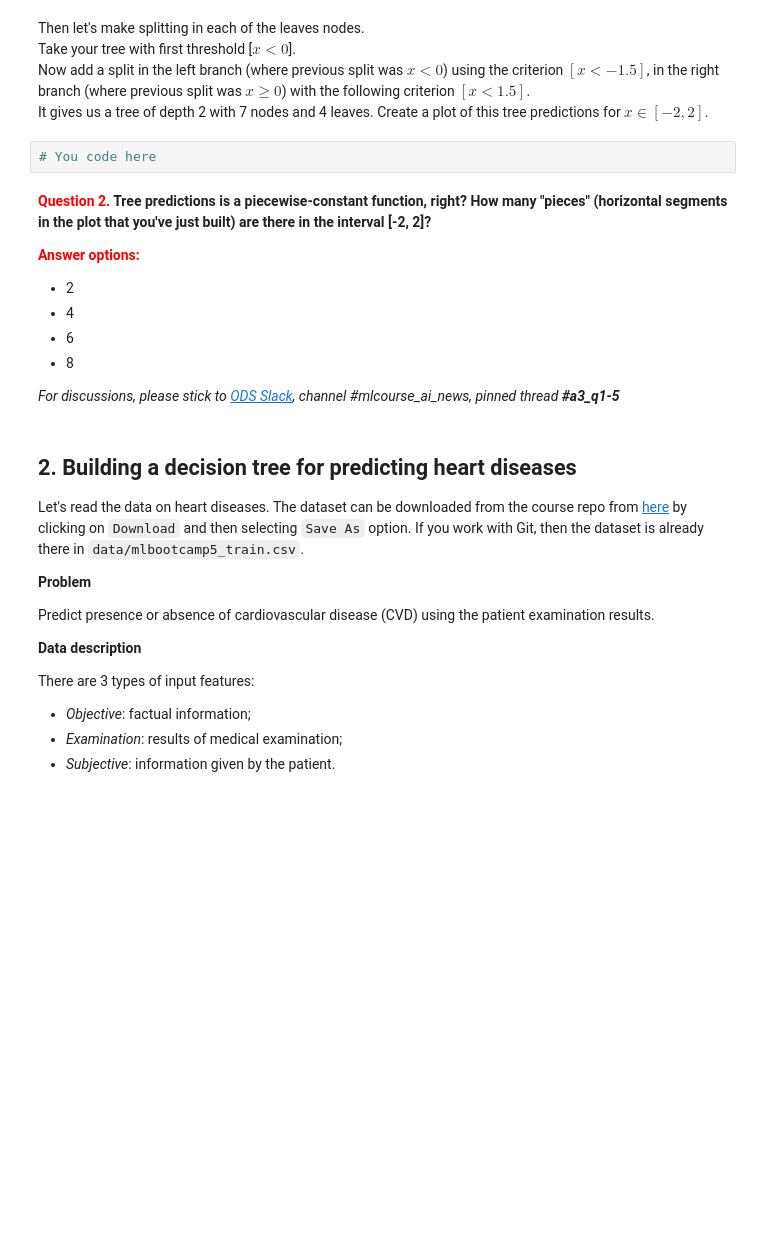
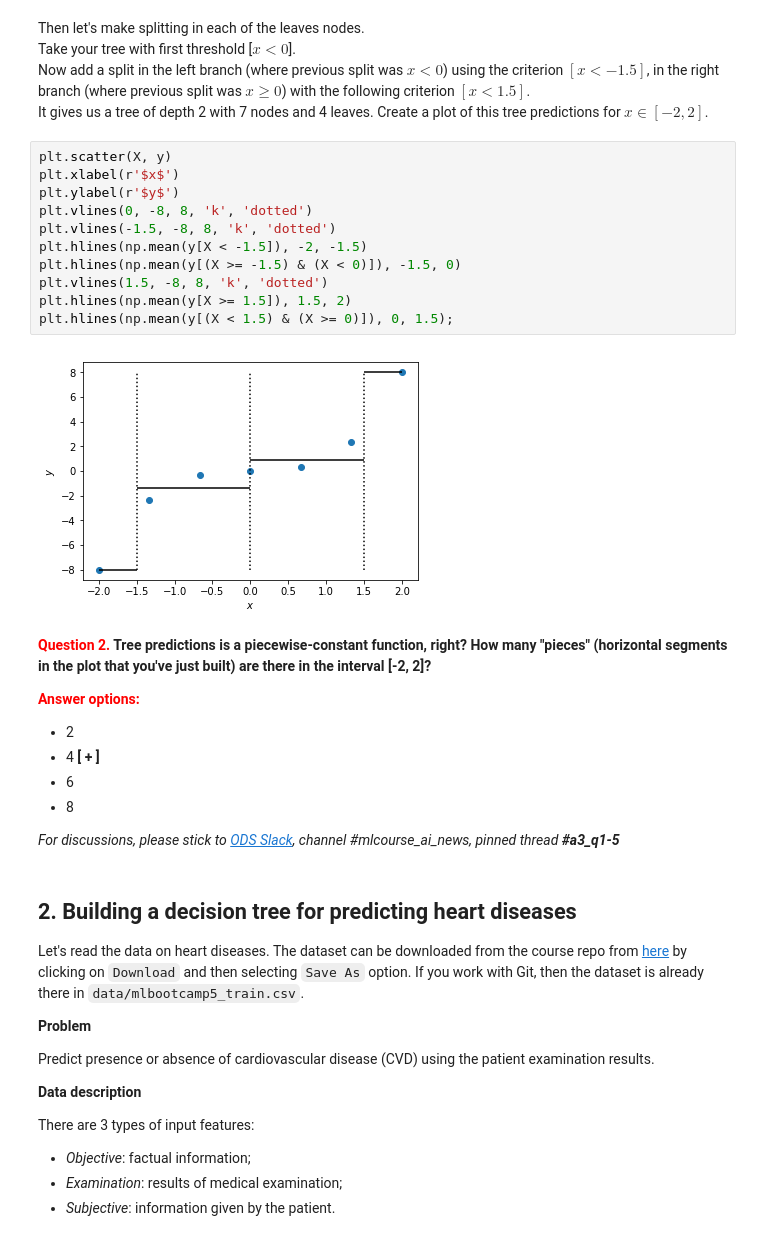
Before and after one commit to Schnell5/ODS_course, a Jupyter notebook: notebooks/assignment3_part1_decision_trees.ipynb, the cells around one changed output. Saved outputs shown, nothing was run; the diff lists cells and outputs as text; blank space fills up the shorter version.

```diff
--- a/notebooks/assignment3_part1_decision_trees.ipynb
+++ b/notebooks/assignment3_part1_decision_trees.ipynb
@@ -141,14 +141,25 @@ Then let's make splitting in each of the leaves nodes.
 <br> Take your tree with first threshold [$x<0$].
 <br> Now add a split in the left branch (where previous split was $x < 0$) using the criterion $[x < -1.5]$, in the right branch (where previous split was $x \geqslant 0$) with the following criterion $[x < 1.5]$.
 <br>It gives us a tree of depth 2 with 7 nodes and 4 leaves. Create a plot of this tree predictions for $x \in [-2, 2]$.
-# %%
-# You code here
+# %%
+plt.scatter(X, y)
+plt.xlabel(r'$x$')
+plt.ylabel(r'$y$')
+plt.vlines(0, -8, 8, 'k', 'dotted')
+plt.vlines(-1.5, -8, 8, 'k', 'dotted')
+plt.hlines(np.mean(y[X < -1.5]), -2, -1.5)
+plt.hlines(np.mean(y[(X >= -1.5) & (X < 0)]), -1.5, 0)
+plt.vlines(1.5, -8, 8, 'k', 'dotted')
+plt.hlines(np.mean(y[X >= 1.5]), 1.5, 2)
+plt.hlines(np.mean(y[(X < 1.5) & (X >= 0)]), 0, 1.5);
+# %% [output]
+[figure, added]
 # %% [markdown]
 **<font color='red'>Question 2.</font> Tree predictions is a piecewise-constant function, right? How many "pieces" (horizontal segments in the plot that you've just built) are there in the interval [-2, 2]?**
 
 <font color = 'red'> **Answer options:** </font>
 - 2
-- 4
+- 4 **[ + ]**
 - 6
 - 8
 
```
